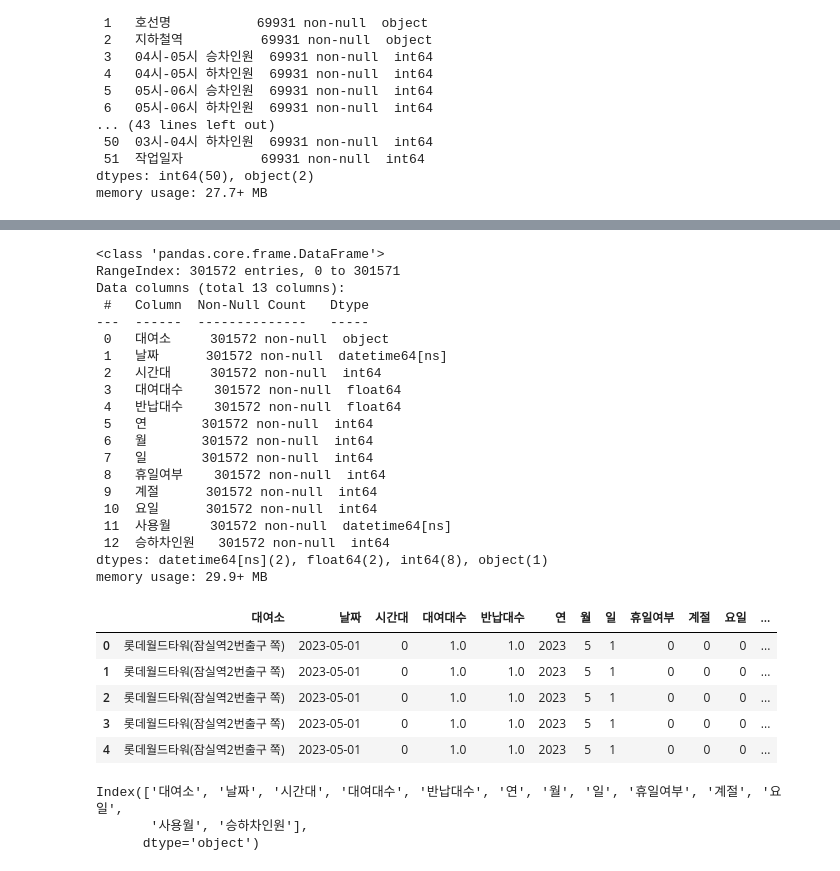
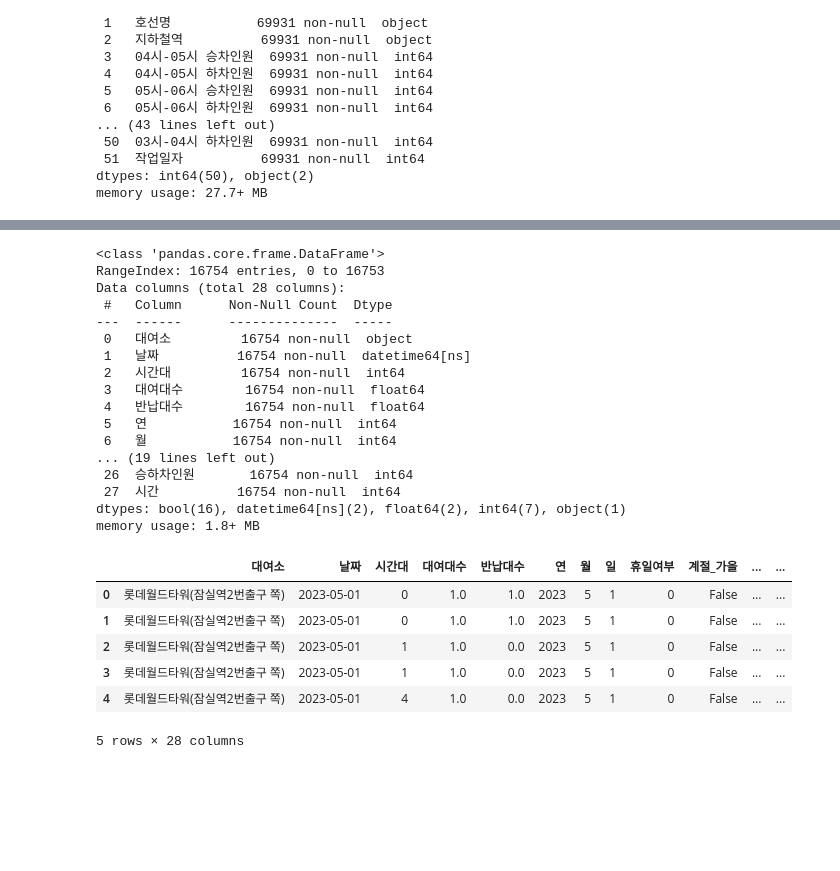
Before and after one commit to donghun-ha/Ddareungi, a Jupyter notebook: python/note/yh/lotte_12_1.ipynb, the cells around one changed output, grey strips where cells are left out. Drawn from its saved outputs; the diff is of its cells as text; code cells hidden in the pictures; blank space fills up the shorter version.

```diff
--- a/python/note/yh/lotte_12_1.ipynb
+++ b/python/note/yh/lotte_12_1.ipynb
@@ -855,5 +809,2 @@ subway_melted_filtered['시간대'] = subway_melted_filtered['시간대'].astype
 # %%
-# df의 날짜를 datetime으로 변환
-df['날짜'] = pd.to_datetime(df['날짜'])
-# df에 사용월 컬럼 추가
-df['사용월'] = df['날짜'].dt.to_period('M').dt.to_timestamp()
+df['사용월'] = pd.to_datetime(df['날짜']).dt.to_period('M').dt.to_timestamp()
@@ -885,0 +811,7 @@ dtype: int64
+# %%
+start_date = pd.to_datetime('2023-05-01')
+subway_melted_filtered = subway_melted[subway_melted['사용월'] >= start_date]
+# %%
+subway_melted_filtered['시간대'] = subway_melted_filtered['시간'].astype(int)
+# %%
+combined_df = pd.merge(df, subway_melted_filtered, on=['사용월', '시간대'], how='left')
@@ -886,38 +838,30 @@ dtype: int64
 # %%
-merged_df.info()
+combined_df.info()
 # %% [output]
 <class 'pandas.core.frame.DataFrame'>
-RangeIndex: 301572 entries, 0 to 301571
-Data columns (total 13 columns):
- #   Column  Non-Null Count   Dtype
----  ------  --------------   -----
- 0   대여소     301572 non-null  object
- 1   날짜      301572 non-null  datetime64[ns]
- 2   시간대     301572 non-null  int64
- 3   대여대수    301572 non-null  float64
- 4   반납대수    301572 non-null  float64
- 5   연       301572 non-null  int64
- 6   월       301572 non-null  int64
- 7   일       301572 non-null  int64
- 8   휴일여부    301572 non-null  int64
- 9   계절      301572 non-null  int64
- 10  요일      301572 non-null  int64
- 11  사용월     301572 non-null  datetime64[ns]
- 12  승하차인원   301572 non-null  int64
-dtypes: datetime64[ns](2), float64(2), int64(8), object(1)
-memory usage: 29.9+ MB
+RangeIndex: 16754 entries, 0 to 16753
+Data columns (total 28 columns):
+ #   Column      Non-Null Count  Dtype
+---  ------      --------------  -----
+ 0   대여소         16754 non-null  object
+ 1   날짜          16754 non-null  datetime64[ns]
+ 2   시간대         16754 non-null  int64
+ 3   대여대수        16754 non-null  float64
+ 4   반납대수        16754 non-null  float64
+ 5   연           16754 non-null  int64
+ 6   월           16754 non-null  int64
+... (19 lines left out)
+ 26  승하차인원       16754 non-null  int64
+ 27  시간          16754 non-null  int64
+dtypes: bool(16), datetime64[ns](2), float64(2), int64(7), object(1)
+memory usage: 1.8+ MB
 # %%
-merged_df.head()
+combined_df.head()
 # %% [output]
-|  | 대여소 | 날짜 | 시간대 | 대여대수 | 반납대수 | 연 | 월 | 일 | 휴일여부 | 계절 | 요일 | ... |
-| 0 | 롯데월드타워(잠실역2번출구 쪽) | 2023-05-01 | 0 | 1.0 | 1.0 | 2023 | 5 | 1 | 0 | 0 | 0 | ... |
-| 1 | 롯데월드타워(잠실역2번출구 쪽) | 2023-05-01 | 0 | 1.0 | 1.0 | 2023 | 5 | 1 | 0 | 0 | 0 | ... |
-| 2 | 롯데월드타워(잠실역2번출구 쪽) | 2023-05-01 | 0 | 1.0 | 1.0 | 2023 | 5 | 1 | 0 | 0 | 0 | ... |
-| 3 | 롯데월드타워(잠실역2번출구 쪽) | 2023-05-01 | 0 | 1.0 | 1.0 | 2023 | 5 | 1 | 0 | 0 | 0 | ... |
-| 4 | 롯데월드타워(잠실역2번출구 쪽) | 2023-05-01 | 0 | 1.0 | 1.0 | 2023 | 5 | 1 | 0 | 0 | 0 | ... |
+|  | 대여소 | 날짜 | 시간대 | 대여대수 | 반납대수 | 연 | 월 | 일 | 휴일여부 | 계절_가을 | ... | ... |
+| 0 | 롯데월드타워(잠실역2번출구 쪽) | 2023-05-01 | 0 | 1.0 | 1.0 | 2023 | 5 | 1 | 0 | False | ... | ... |
+| 1 | 롯데월드타워(잠실역2번출구 쪽) | 2023-05-01 | 0 | 1.0 | 1.0 | 2023 | 5 | 1 | 0 | False | ... | ... |
+| 2 | 롯데월드타워(잠실역2번출구 쪽) | 2023-05-01 | 1 | 1.0 | 0.0 | 2023 | 5 | 1 | 0 | False | ... | ... |
+| 3 | 롯데월드타워(잠실역2번출구 쪽) | 2023-05-01 | 1 | 1.0 | 0.0 | 2023 | 5 | 1 | 0 | False | ... | ... |
+| 4 | 롯데월드타워(잠실역2번출구 쪽) | 2023-05-01 | 4 | 1.0 | 0.0 | 2023 | 5 | 1 | 0 | False | ... | ... |
+5 rows × 28 columns
-# %%
-merged_df.columns
-# %% [output]
-Index(['대여소', '날짜', '시간대', '대여대수', '반납대수', '연', '월', '일', '휴일여부', '계절', '요일',
-       '사용월', '승하차인원'],
-      dtype='object')
```
Also changed, not shown: parts of 55 cells of this notebook, 32 other files.
